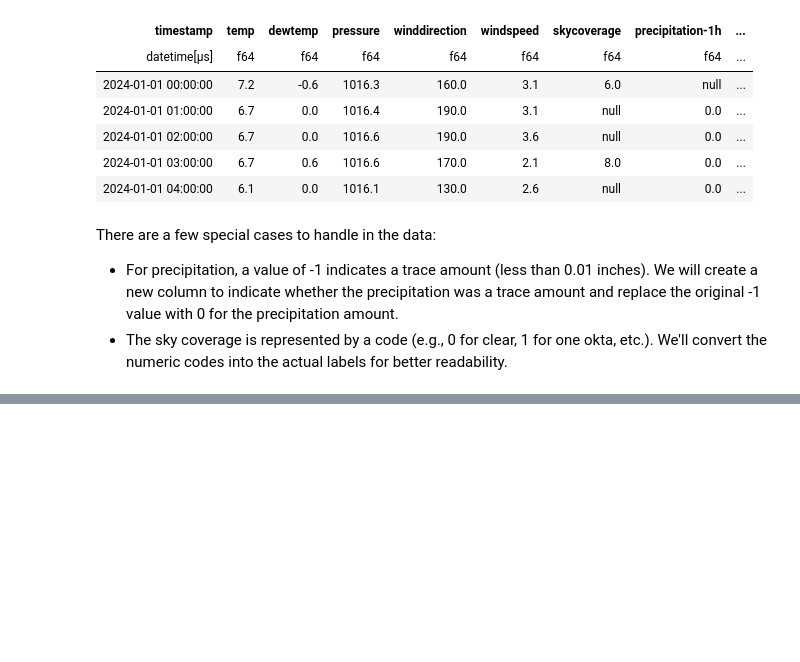
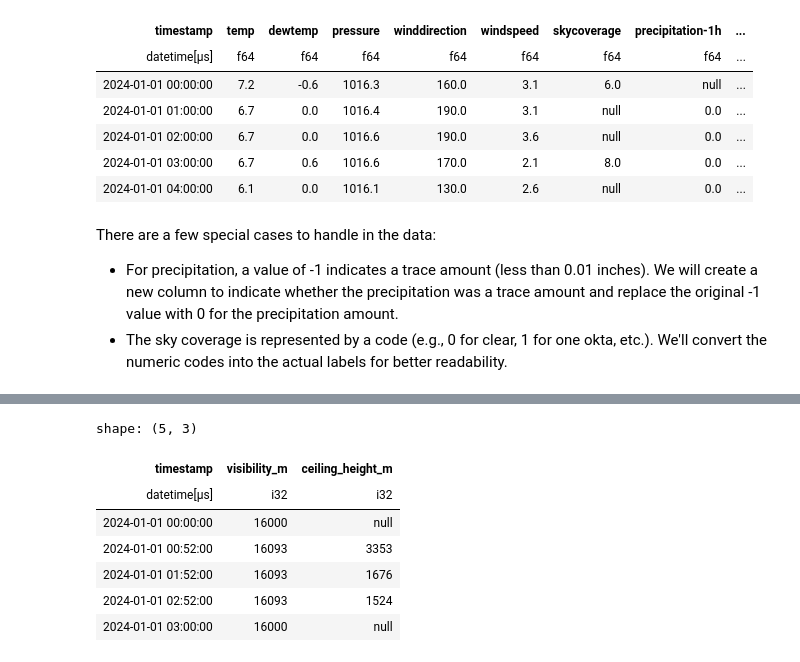
Before and after one commit to GW-ML-Flight/Flight-Delay, a Jupyter notebook: data/weather/isd.ipynb, the cells around one changed output, grey strips where cells are left out. Cells and saved outputs as stored; diff of their text form; code cells hidden in the pictures; blank space fills up the shorter version.

```diff
--- a/data/weather/isd.ipynb
+++ b/data/weather/isd.ipynb
@@ -130,0 +295,19 @@ shape: (100, 11)
+# %%
+dfs = []  # List to hold DataFrames for each file
+
+for file in INPUT:
+    df = parse_isd_file(file)
+    dfs.append(df)
+
+# Concatenate all the DataFrames into a single DataFrame
+isd_full_df = pl.concat(dfs)
+isd_full_df.head()
+# %% [output]
+shape: (5, 3)
+| timestamp | visibility_m | ceiling_height_m |
+| datetime[μs] | i32 | i32 |
+| 2024-01-01 00:00:00 | 16000 | null |
+| 2024-01-01 00:52:00 | 16093 | 3353 |
+| 2024-01-01 01:52:00 | 16093 | 1676 |
+| 2024-01-01 02:52:00 | 16093 | 1524 |
+| 2024-01-01 03:00:00 | 16000 | null |
```
Also changed, not shown: parts of 8 cells of this notebook, 6 other files.
